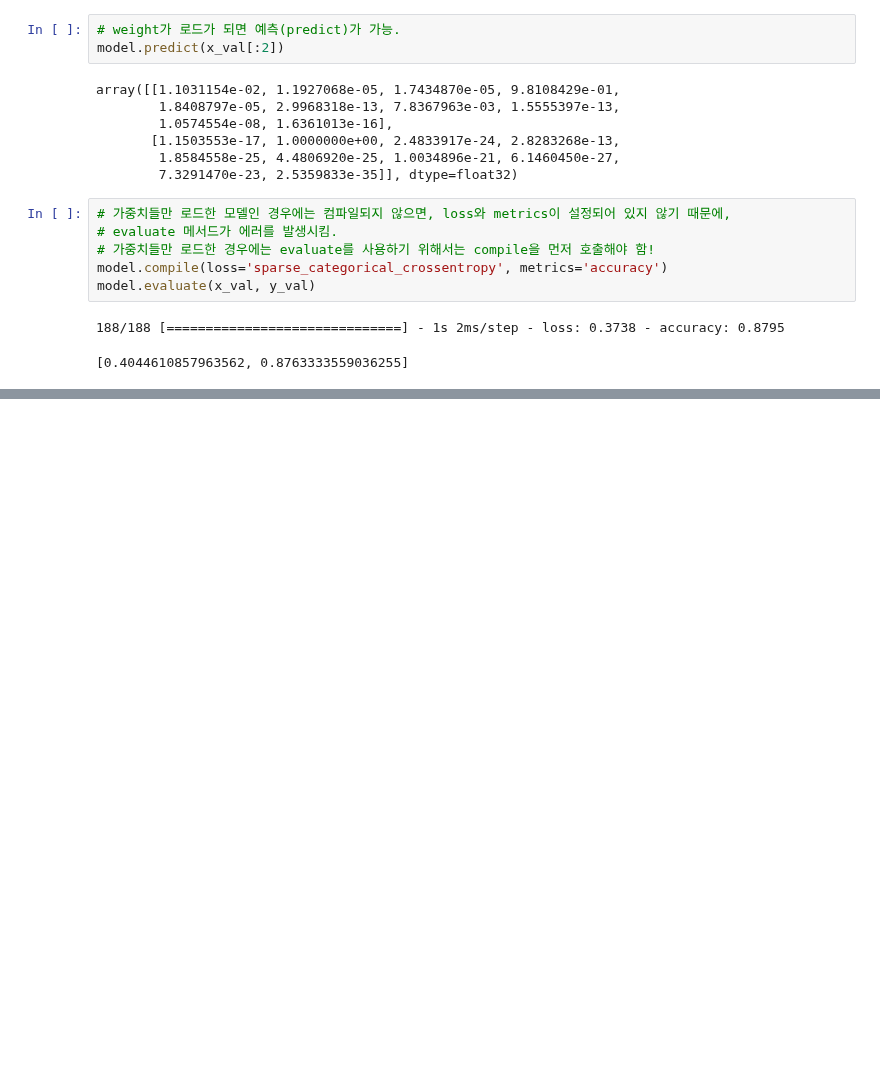
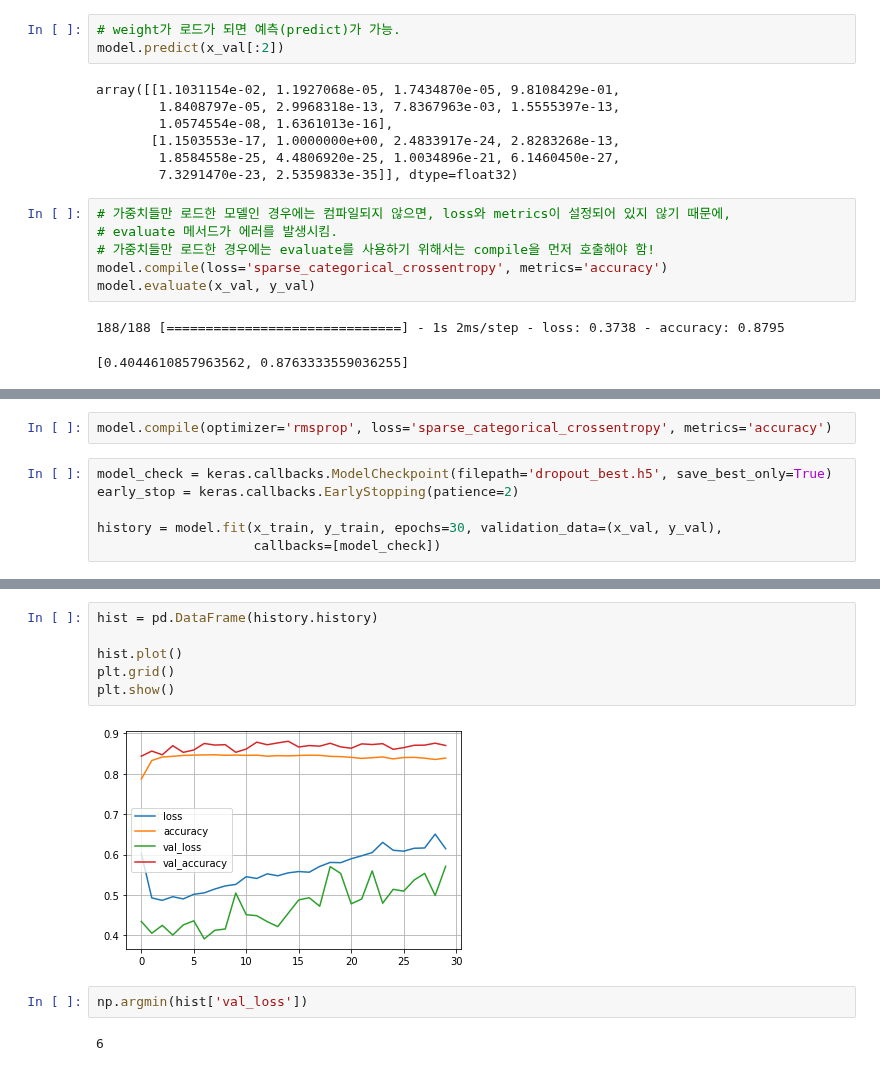
Before and after one commit to JakeOh/202011_itw_bd21, a Jupyter notebook: lab_ml/ml17_dnn.ipynb, the cells around one changed output, grey strips where cells are left out. Drawn from its saved outputs; the diff is of its cells as text; blank space fills up the shorter version.

```diff
--- a/lab_ml/ml17_dnn.ipynb
+++ b/lab_ml/ml17_dnn.ipynb
@@ -514,0 +554,8 @@ model.evaluate(x_val, y_val)
+# %%
+model.compile(optimizer='rmsprop', loss='sparse_categorical_crossentropy', metrics='accuracy')
+# %%
+model_check = keras.callbacks.ModelCheckpoint(filepath='dropout_best.h5', save_best_only=True)
+early_stop = keras.callbacks.EarlyStopping(patience=2)
+
+history = model.fit(x_train, y_train, epochs=30, validation_data=(x_val, y_val),
+                    callbacks=[model_check])
@@ -514,0 +580,12 @@ model.evaluate(x_val, y_val)
+# %%
+hist = pd.DataFrame(history.history)
+
+hist.plot()
+plt.grid()
+plt.show()
+# %% [output]
+[figure, added]
+# %%
+np.argmin(hist['val_loss'])
+# %% [output]
+6
```
Also changed, not shown: parts of 5 cells of this notebook.
